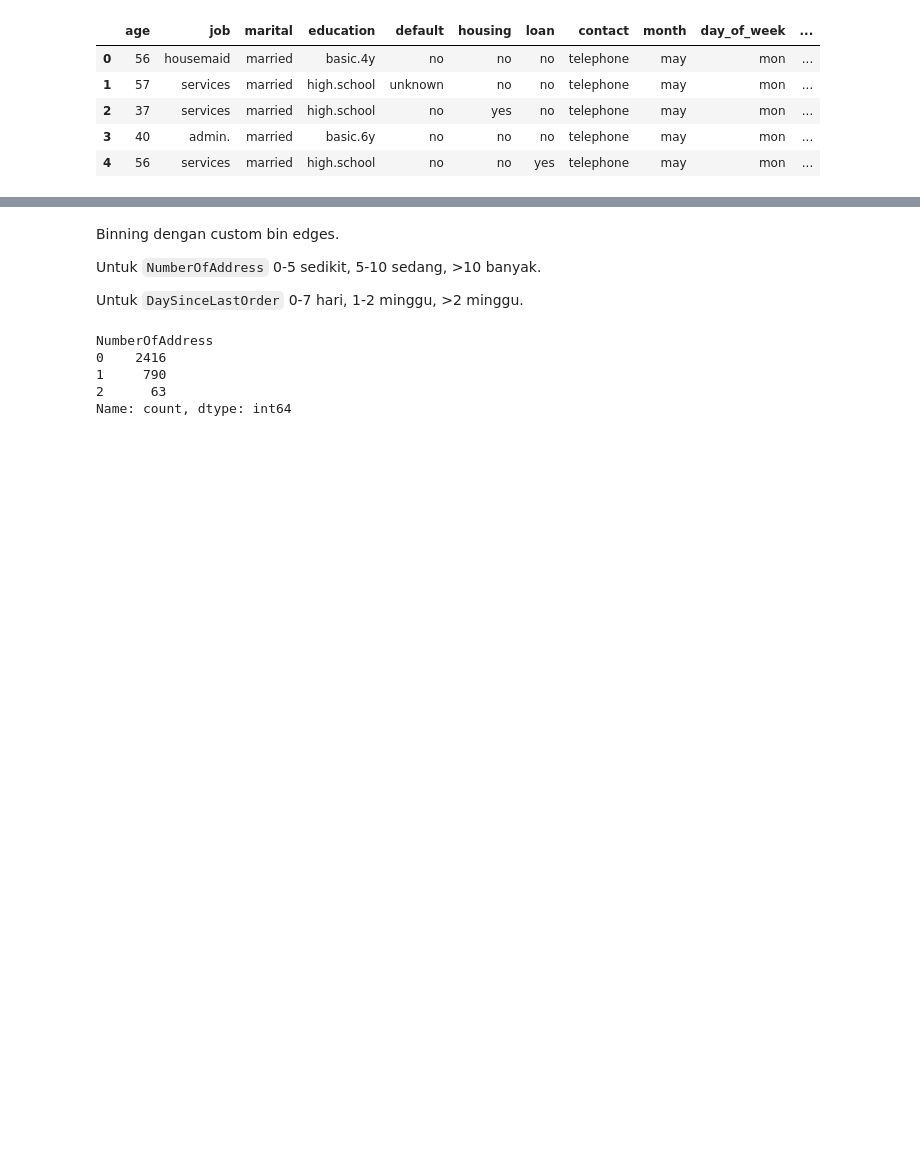
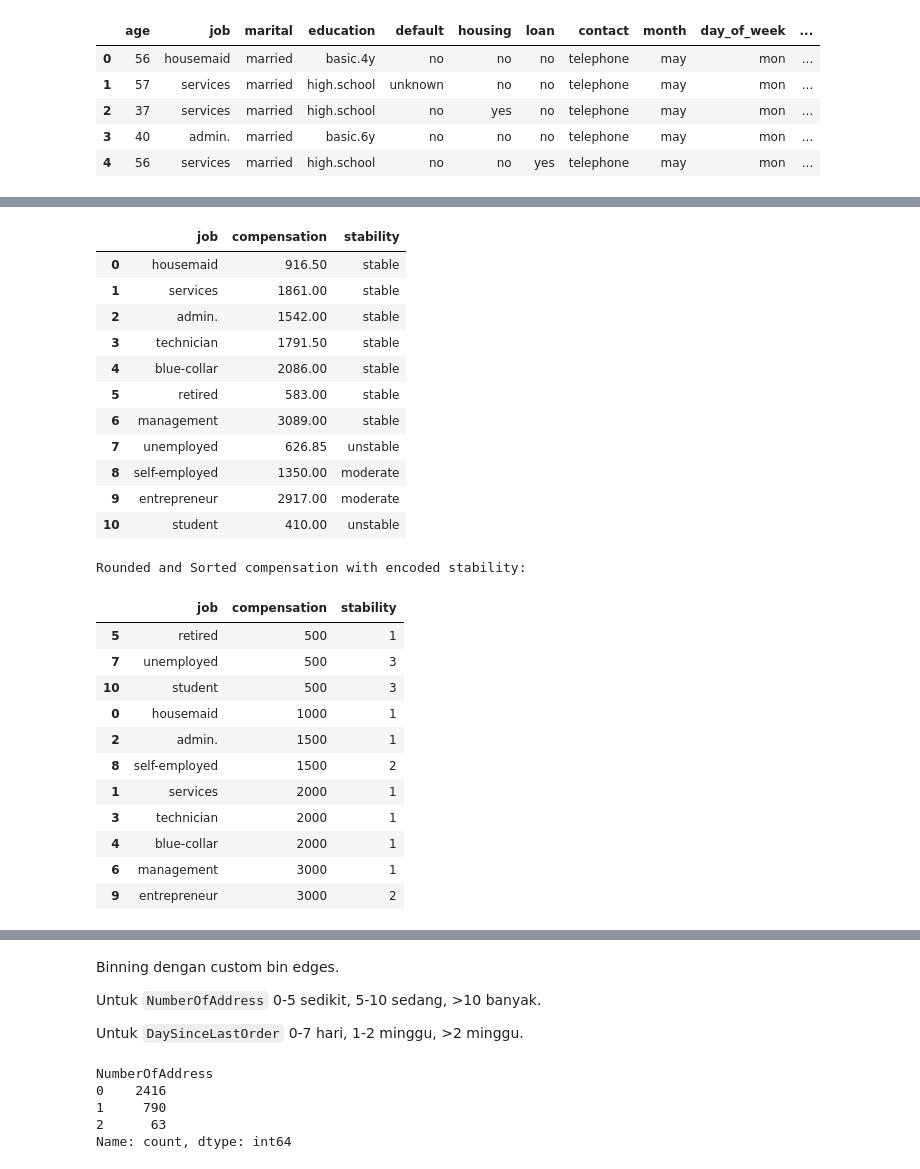
Before and after one commit to robbenrba/finalProject, a Jupyter notebook: finalProject_RobertoB_GrettyM_final.ipynb, the cells around one changed output, grey strips where cells are left out. Drawn from its saved outputs; the diff is of its cells as text; code cells hidden in the pictures; blank space fills up the shorter version.

```diff
--- a/finalProject_RobertoB_GrettyM_final.ipynb
+++ b/finalProject_RobertoB_GrettyM_final.ipynb
@@ -359,0 +428,62 @@ df.head()
+# %%
+dataSalary = {
+    "job": [
+        "housemaid", "services", "admin.",
+        "technician", "blue-collar", "retired",
+        "management", "unemployed", "self-employed",
+        "entrepreneur", "student"
+    ],
+    "compensation": [
+        (833 + 1000) / 2, 1861, (1417 + 1667) / 2, (1500 + 2083) / 2, 2086, 583, 3089, 626.85, (1200 + 1500) / 2, (1667 + 4167) / 2, 410
+    ],
+    "stability": [
+        "stable", "stable", "stable", "stable", "stable", "stable",
+        "stable", "unstable", "moderate", "moderate", "unstable"
+    ]
+}
+
+# Create DataFrame
+dfSalary = pd.DataFrame(dataSalary)
+display(dfSalary)
+
+# Encode stability as ordinal values
+stability_mapping = {
+    'stable': 1,
+    'moderate': 2,
+    'unstable': 3
+}
+dfSalary['stability'] = dfSalary['stability'].map(stability_mapping)
+
+# Round to closest 500 hundreds multiple
+dfSalary['compensation'] = dfSalary['compensation'].apply(lambda x: round(x / 500) * 500)
+
+# Sort by compensation and stability
+print('Rounded and Sorted compensation with encoded stability:')
+dfSalarySorted = dfSalary.sort_values(by=['compensation','stability'], ascending=[True,True])
+display(dfSalarySorted)
+# %% [output]
+|  | job | compensation | stability |
+| 0 | housemaid | 916.50 | stable |
+| 1 | services | 1861.00 | stable |
+| 2 | admin. | 1542.00 | stable |
+| 3 | technician | 1791.50 | stable |
+| 4 | blue-collar | 2086.00 | stable |
+| 5 | retired | 583.00 | stable |
+| 6 | management | 3089.00 | stable |
+| 7 | unemployed | 626.85 | unstable |
+| 8 | self-employed | 1350.00 | moderate |
+| 9 | entrepreneur | 2917.00 | moderate |
+| 10 | student | 410.00 | unstable |
+Rounded and Sorted compensation with encoded stability:
+|  | job | compensation | stability |
+| 5 | retired | 500 | 1 |
+| 7 | unemployed | 500 | 3 |
+| 10 | student | 500 | 3 |
+| 0 | housemaid | 1000 | 1 |
+| 2 | admin. | 1500 | 1 |
+| 8 | self-employed | 1500 | 2 |
+| 1 | services | 2000 | 1 |
+| 3 | technician | 2000 | 1 |
+| 4 | blue-collar | 2000 | 1 |
+| 6 | management | 3000 | 1 |
+| 9 | entrepreneur | 3000 | 2 |
```
Also changed, not shown: parts of 12 cells of this notebook.
